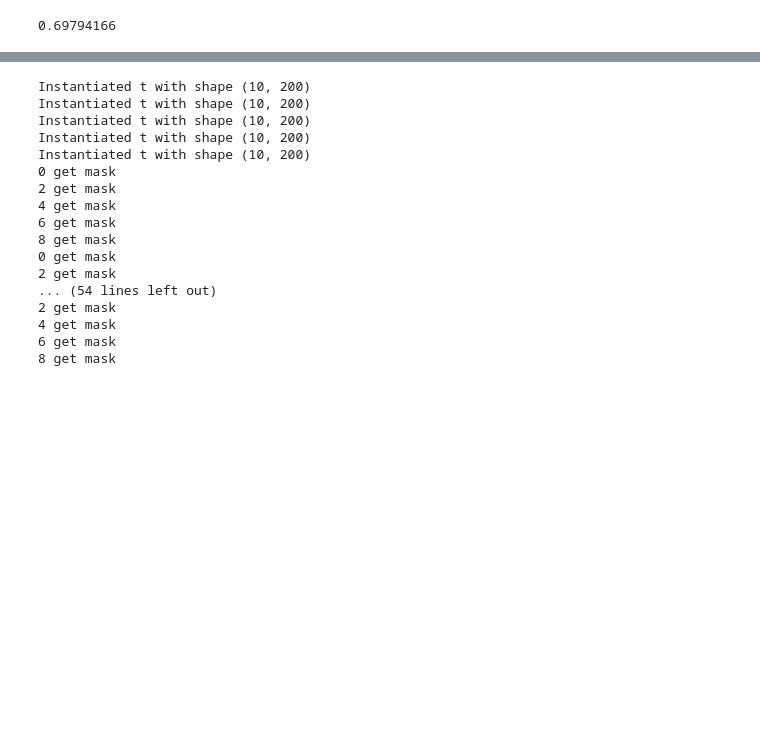
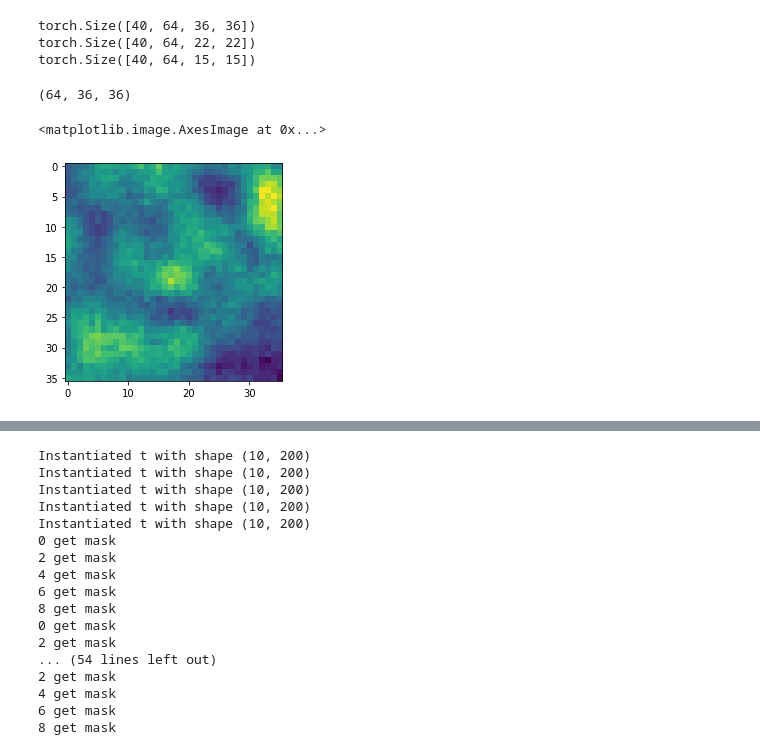
Before and after one commit to davidclark1/VectorizedNets, a Jupyter notebook: gradient_viz.ipynb, the cells around one changed output, grey strips where cells are left out. Drawn from its saved outputs; the diff is of its cells as text; code cells hidden in the pictures; blank space fills up the shorter version.

```diff
--- a/gradient_viz.ipynb
+++ b/gradient_viz.ipynb
@@ -90,4 +113,28 @@ Instantiated t with shape (10, 200)
-# %%
-fc_mono_out.std()
-# %% [output]
-0.69794166
+# %%
+opt = optim.SGD(conv_mono.parameters(), lr=1e-3)
+loss_fn = nn.CrossEntropyLoss(reduction="mean")
+X = torch.clone(conv_mono[:2](conv_input).detach())
+#X[:, 0] = 1.
+#X[:, 1:] = 0.
+X.requires_grad = True
+out = conv_mono[2:](X)[..., 0]
+#err = F.softmax(out.detach().cpu(), dim=1) - torch.eye(10)[labels]
+#loss = loss_fn(out, labels.to(0))
+
+loss = out[0, 4]
+opt.zero_grad()
+loss.backward()
+
+X_grad = X.grad.detach().cpu().numpy()
+X_grad = X_grad[0, 4]
+X_grad.shape
+# %% [output]
+torch.Size([40, 64, 36, 36])
+torch.Size([40, 64, 22, 22])
+torch.Size([40, 64, 15, 15])
+(64, 36, 36)
+# %%
+plt.imshow(X_grad[10])
+# %% [output]
+<matplotlib.image.AxesImage at 0x...>
+[figure, added]
```
Also changed, not shown: parts of 12 cells of this notebook, 5 other files.
